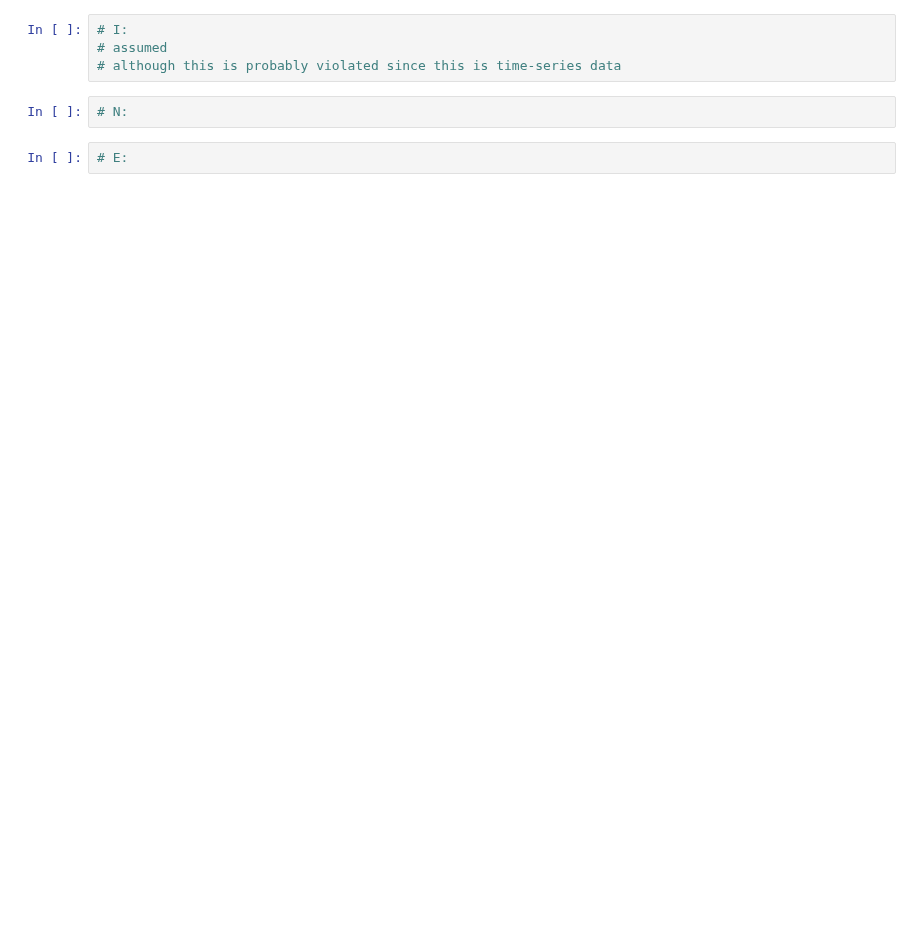
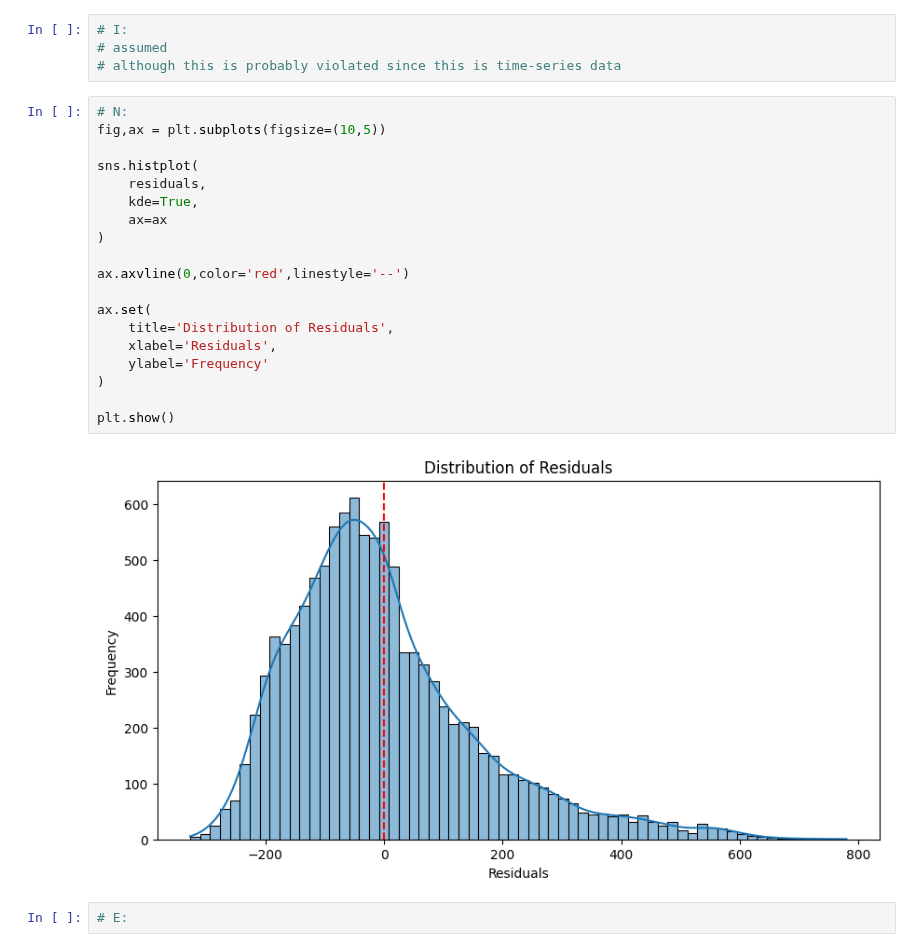
Before and after one commit to Ch3ddarr/DSB-Unit-03, a Jupyter notebook: 02 - Linear Regression I/03-multiple-linear-regression.ipynb, the cells around one changed output. Drawn from its saved outputs; the diff is of its cells as text; blank space fills up the shorter version.

```diff
--- a/02 - Linear Regression I/03-multiple-linear-regression.ipynb
+++ b/02 - Linear Regression I/03-multiple-linear-regression.ipynb
@@ -240,8 +261,27 @@ When working with multiple linear regression, we add a secret 5th "assumption" t
 # I:
 # assumed
 # although this is probably violated since this is time-series data
-# %%
-# N:
+# %%
+# N:
+fig,ax = plt.subplots(figsize=(10,5))
+
+sns.histplot(
+    residuals,
+    kde=True,
+    ax=ax
+)
+
+ax.axvline(0,color='red',linestyle='--')
+
+ax.set(
+    title='Distribution of Residuals',
+    xlabel='Residuals',
+    ylabel='Frequency'
+)
+
+plt.show()
+# %% [output]
+[figure, added]
 # %%
 # E:
 # %%
```
Also changed, not shown: parts of 52 cells of this notebook.
